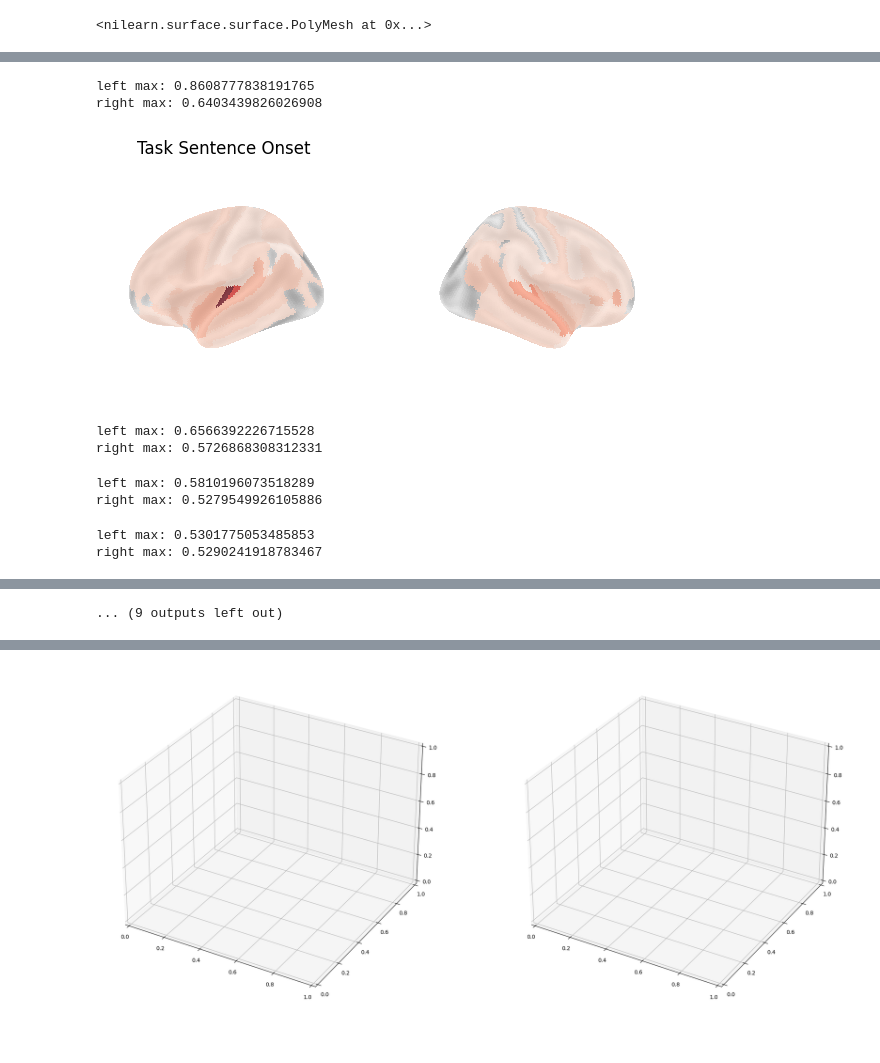
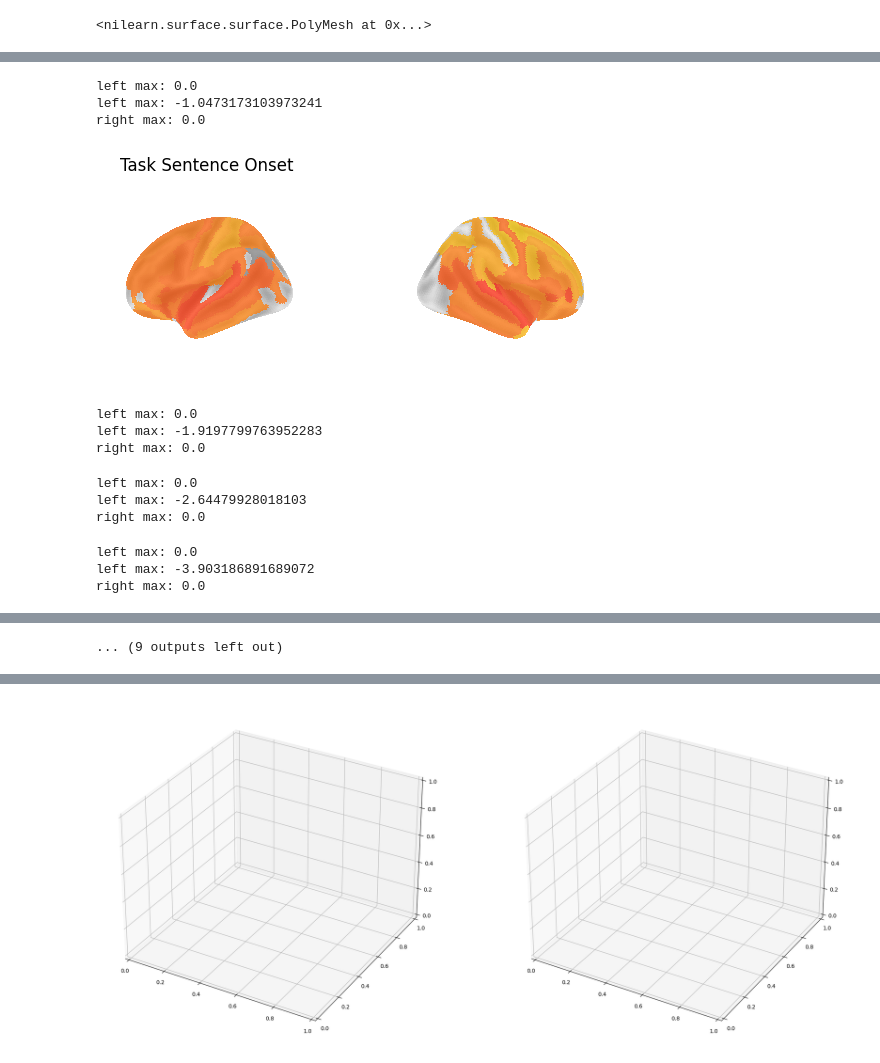
Before and after one commit to azaho/btbench, a Jupyter notebook: notebooks/plot_parcellations.ipynb, the cells around one changed output, grey strips where cells are left out. Drawn from its saved outputs; the diff is of its cells as text; code cells hidden in the pictures.

```diff
--- a/notebooks/plot_parcellations.ipynb
+++ b/notebooks/plot_parcellations.ipynb
@@ -148,7 +151,7 @@ from nilearn.datasets import (
 from nilearn.surface import SurfaceImage
 
 fsaverage = load_fsaverage("fsaverage5")
-destrieux = fetch_atlas_surf_destrieux()
+destrieux = fetch_atlas_surf_destrieux(data_dir="/storage/czw/nilearn_data")
 destrieux_atlas = SurfaceImage(
     mesh=fsaverage["pial"],
     data={
@@ -399,7 +364,9 @@ task_order =  ['onset', 'speech', 'volume', 'pitch', 'speaker', 'delta_volume',
 # %%
+from matplotlib.colors import LinearSegmentedColormap, Normalize
+grey_to_red = LinearSegmentedColormap.from_list('grey_to_red', [(0.0, 'grey'), (0.3, 'grey'), (0.4, 'yellow'), (1.0, 'red')])
 
 def plot_task(task, axs):
-    task_results = localization_merged_df[localization_merged_df.task==task]
+    task_results = localization_merged_df[localization_merged_df.task==task].dropna()
     # task_results = get_task_results(task)
     ## Drop the regions that have less than 2 electrodes
     left_task_results = task_results[task_results.Hemisphere==0]
@@ -411,6 +378,9 @@ def plot_task(task, axs):
     region_results_right = right_task_results[["Hemisphere", "Destrieux", "avg_test"]].groupby("Destrieux").quantile(q=0.90)
     region_results_right.index = [x[len("ctx_lh_"):] if "_rh_" in x else x for x in region_results_right.index ]
 
+    region_results_right.loc[:,'avg_test'] = region_results_right['avg_test'].apply(scale)
+    region_results_left.loc[:,'avg_test'] = region_results_left['avg_test'].apply(scale)
+
     # if (task == "word_onset") or (task == "sentence_onset"):
     #     print(task)
     #     display(region_results_left.sort_values("value", ascending=False).head(10))
@@ -420,6 +390,7 @@ def plot_task(task, axs):
     right_results_parcellation = get_parcellation(region_results_right, right_parcellation)
 
     print("left max:", left_results_parcellation.max())
+    print("left max:", region_results_left['avg_test'].max())
     print("right max:", right_results_parcellation.max())
     max_avg = (left_results_parcellation.max() + right_results_parcellation.max()) / 2
     max_all = max(left_results_parcellation.max(), right_results_parcellation.max())
@@ -427,16 +398,18 @@ def plot_task(task, axs):
     plot_surf_roi(fsaverage['inflated'], roi_map=left_results_parcellation,
                         hemi='left', view='lateral',
                         bg_map=fsaverage_sulcal, bg_on_data=True,
-                        darkness=.5, cmap="Reds", vmin=0.48, vmax=max_all,
+                        # darkness=.5, cmap="viridis", vmin=scale(0.51), vmax=scale(0.7),
+                        darkness=.5, cmap=grey_to_red, vmin=scale(0.51), vmax=scale(0.7),
                         # darkness=.5, cmap="Reds",
                         axes=axs[0])
 
-    plot_surf_roi(fsaverage['inflated'], roi_map=right_results_parcellation,
+    sc = plot_surf_roi(fsaverage['inflated'], roi_map=right_results_parcellation,
                         hemi='right', view='lateral',
                         bg_map=fsaverage_sulcal, bg_on_data=True,
-                        darkness=.5, cmap="Reds", vmin=0.48, vmax=max_all,
+                        darkness=.5, cmap=grey_to_red, vmin=scale(0.51), vmax=scale(0.7),
                         # darkness=.5, cmap="Reds",
                         axes=axs[1])
     axs[0].set_title(f"Task {task_name_mapping[task]}")
     fig.tight_layout()
     plt.show()
+    return sc
@@ -443,41 +435,72 @@ def plot_task(task, axs):
 # %%
 import matplotlib.gridspec as gridspec
 
-fig = plt.figure(figsize=(25, 25))
+fig = plt.figure(figsize=(40, 12))
 
-num_cols = 3
-num_rows = 7
+lower = 0.51
+epsilon = 1e-4
+scale = lambda x: (np.log(max((x - lower), epsilon)))
+
+lower = 0.51
+inverse_scale = lambda x: np.exp(x) + lower
+
+num_cols = 5
+num_rows = 4
 outer = gridspec.GridSpec(num_rows, num_cols, wspace=0.2, hspace=0.2)
 
 # Loop through each subplot and add a simple plot or title
 for i in range(num_rows):
     for j in range(num_cols):
         # Index in outer grid
         outer_idx = i * num_cols + j
 
+        # if i*num_cols+j >= num_rows*num_cols - 1:
         if i*num_cols+j >= 19:
+            ax = fig.add_subplot(outer[num_rows*num_cols - 1])
+
+            cmap = grey_to_red  # You can choose any colormap
+            norm = mcolors.Normalize(vmin=scale(lower), vmax=scale(0.7))  # Colorbar from 0 to 100
+
+            # Create a ScalarMappable and initialize a colorbar
+            sm = plt.cm.ScalarMappable(cmap=cmap, norm=norm)
+            sm.set_array([])  # required for compatibility with the colorbar
+
+            # Add colorbar to the figure
+            cbar = fig.colorbar(sm, cax=ax, orientation='horizontal')
+            cbar.set_label('Value (%)')
+
+            cbar.ax.set_position([0.77,0.17,0.10,0.025])  # or use cbar.ax.set_position([...]) for fine-tuning
+            cbar.ax.tick_params(labelsize=25)
+            cbar.ax.xaxis.set_major_formatter(FuncFormatter(lambda val, pos: f"{inverse_scale(val):.02}"))
+            cbar.set_label("ROC-AUC (log scale)", fontsize=25)
+            # ax.set_axis_off()
             continue
 
         # Define inner 2x1 grid within this cell
         inner = gridspec.GridSpecFromSubplotSpec(
             1, 2, subplot_spec=outer[outer_idx], hspace=0.1
         )
 
         task = task_order[i*num_cols+j]
         ax1 = fig.add_subplot(inner[0], projection='3d')
         ax2 = fig.add_subplot(inner[1], projection='3d')
         # ax1.plot([1])
         axes =  [ax1, ax2]
-        plot_task(task, axes)
-
+        sc = plot_task(task, axes)
+        # break
+    # break
 plt.tight_layout()
 # %% [output]
-left max: 0.8608777838191765
-right max: 0.6403439826026908
+left max: 0.0
+left max: -1.0473173103973241
+right max: 0.0
-[figure, old version]
+[figure, new version]
-left max: 0.6566392226715528
-right max: 0.5726868308312331
+left max: 0.0
+left max: -1.9197799763952283
+right max: 0.0
-left max: 0.5810196073518289
-right max: 0.5279549926105886
+left max: 0.0
+left max: -2.64479928018103
+right max: 0.0
-left max: 0.5301775053485853
-right max: 0.5290241918783467
+left max: 0.0
+left max: -3.903186891689072
+right max: 0.0
```
Also changed, not shown: parts of 28 cells of this notebook, 3 other files.
